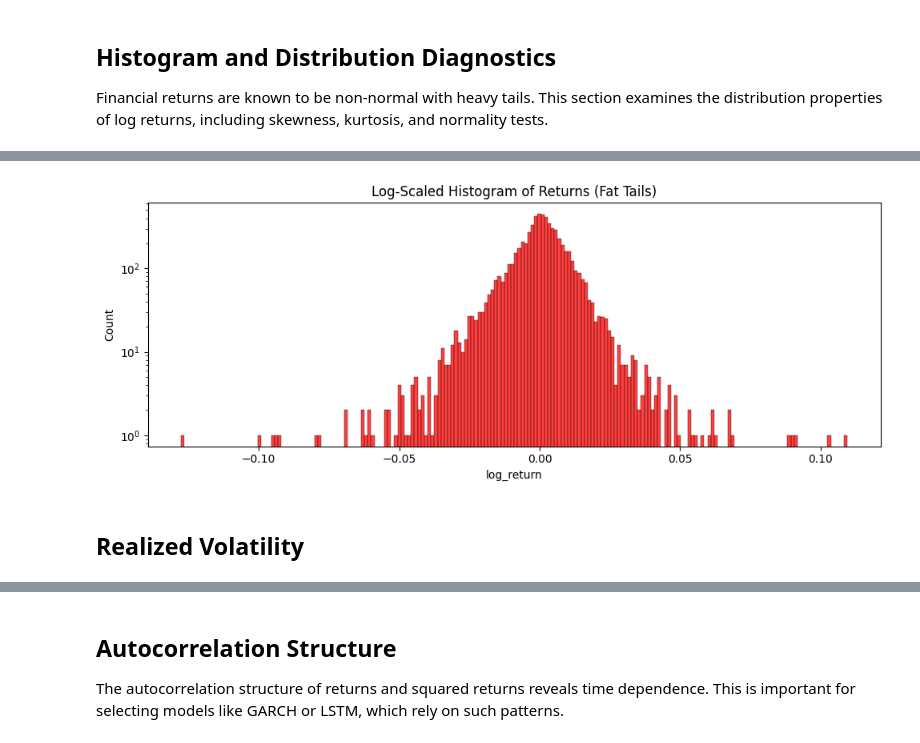
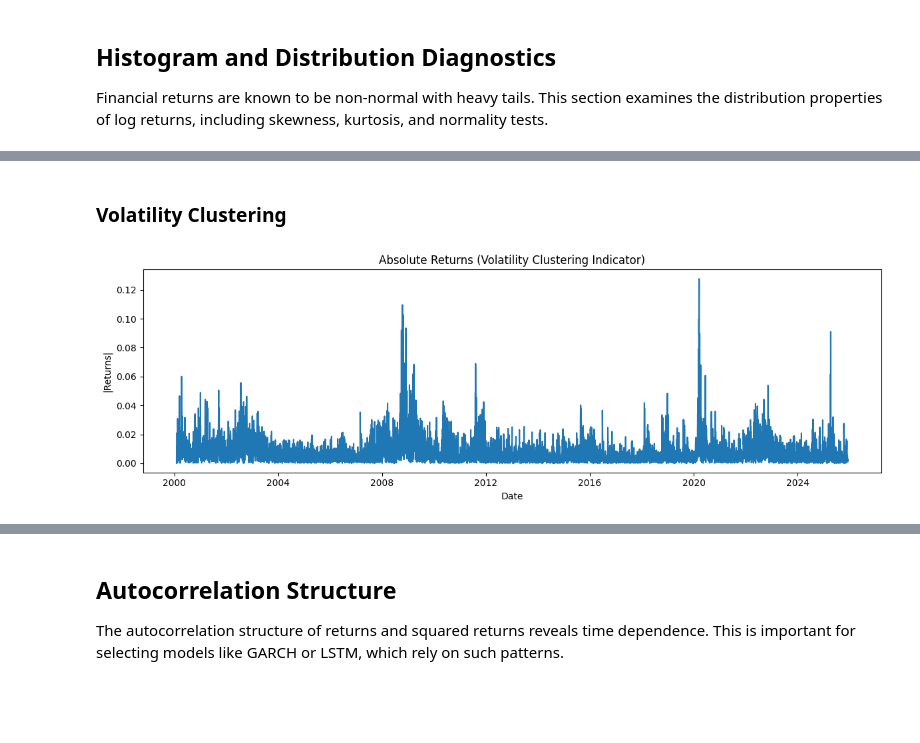
Before and after one commit to ys-qfe/volatility-forecasting-garch-lstm-transformer, a Jupyter notebook: notebooks/01_exploratory_data_analysis.ipynb, the cells around one changed output, grey strips where cells are left out. Cells and saved outputs as stored; diff of their text form; code cells hidden in the pictures; blank space fills up the shorter version.

```diff
--- a/notebooks/01_exploratory_data_analysis.ipynb
+++ b/notebooks/01_exploratory_data_analysis.ipynb
@@ -120,12 +207,13 @@ The heavy-tailed distribution in the log-scaled histogram, confirmed by kurtosis
+# %% [markdown]
+### **Volatility Clustering**
 # %%
-plt.figure(figsize=(10, 4))
-sns.histplot(df["log_return"], bins=200, color="red")
-plt.yscale("log")
-plt.title("Log-Scaled Histogram of Returns (Fat Tails)")
+plt.figure(figsize=(12, 4))
+plt.plot(df["Date"], np.abs(df["log_return"]))
+plt.title("Absolute Returns (Volatility Clustering Indicator)")
+plt.xlabel("Date")
+plt.ylabel("|Returns|")
 plt.tight_layout()
-plt.savefig(FIG_DIR / "log_returns_fat_tails.png")
+plt.savefig(FIG_DIR / "volatility_clustering.png", dpi=200)
 plt.show()
 # %% [output]
-[figure, old version]
+[figure, new version]
-# %% [markdown]
-## Realized Volatility
```
Also changed, not shown: parts of 59 cells of this notebook, 22 other files.
